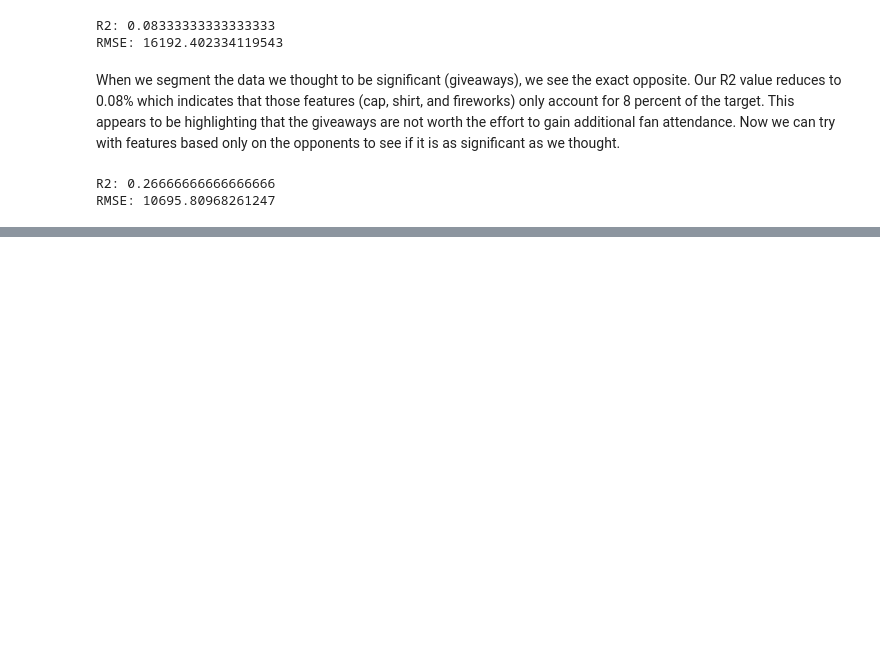
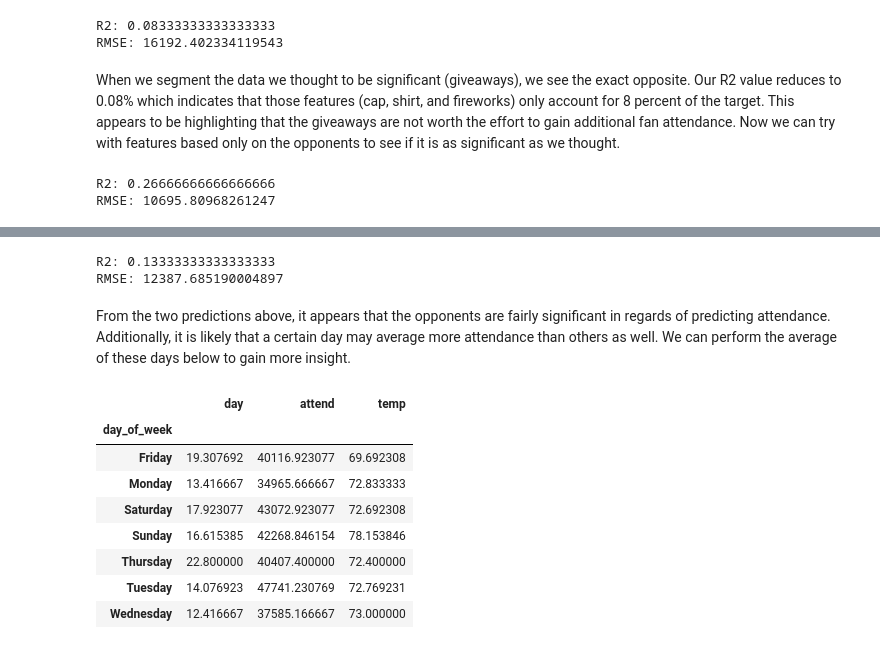
Before and after one commit to joshgreenert/Python-Projects, a Jupyter notebook: Predictive Analytics/Week_3/Assignment_2_JGreenert.ipynb, the cells around one changed output, grey strips where cells are left out. Drawn from its saved outputs; the diff is of its cells as text; code cells hidden in the pictures; blank space fills up the shorter version.

```diff
--- a/Predictive Analytics/Week_3/Assignment_2_JGreenert.ipynb
+++ b/Predictive Analytics/Week_3/Assignment_2_JGreenert.ipynb
@@ -261,0 +243,43 @@ RMSE: 10695.80968261247
+# %%
+# Create a list of the opponent features.
+columns = list(df_dummies_no_attend.columns)
+list_days = []
+
+# Use a for loop to remove all features not opponents.
+for i in columns:
+    if i.find("day_of_week") != -1:
+        list_days.append(i)
+
+# Convert to list.
+list_days = list(list_days)
+
+# Create the train features with the new features.
+features_days = pd.DataFrame(train, columns=list_days)
+
+# Fit the DecisionTreeClassifier
+model = decision_tree.fit(features_days, target)
+
+# Calculate the values for train data.
+target_probabilities = model.predict(features_days)
+
+# Print the R2 and RMSE
+print(f"R2: {decision_tree.score(features_days, target)}")
+print(f"RMSE: {mean_squared_error(target, target_probabilities, squared = False)}")
+# %% [output]
+R2: 0.13333333333333333
+RMSE: 12387.685190004897
+# %% [markdown]
+From the two predictions above, it appears that the opponents are fairly significant in regards of predicting attendance.  Additionally, it is likely that a certain day may average more attendance than others as well.  We can perform the average of these days below to gain more insight.
+# %%
+# Group by the data to get the average.
+df_mlb.groupby(['day_of_week']).mean()
+# %% [output]
+|  | day | attend | temp |
+| day_of_week |  |  |  |
+| Friday | 19.307692 | 40116.923077 | 69.692308 |
+| Monday | 13.416667 | 34965.666667 | 72.833333 |
+| Saturday | 17.923077 | 43072.923077 | 72.692308 |
+| Sunday | 16.615385 | 42268.846154 | 78.153846 |
+| Thursday | 22.800000 | 40407.400000 | 72.400000 |
+| Tuesday | 14.076923 | 47741.230769 | 72.769231 |
+| Wednesday | 12.416667 | 37585.166667 | 73.000000 |
```
Also changed, not shown: parts of 3 cells of this notebook.
